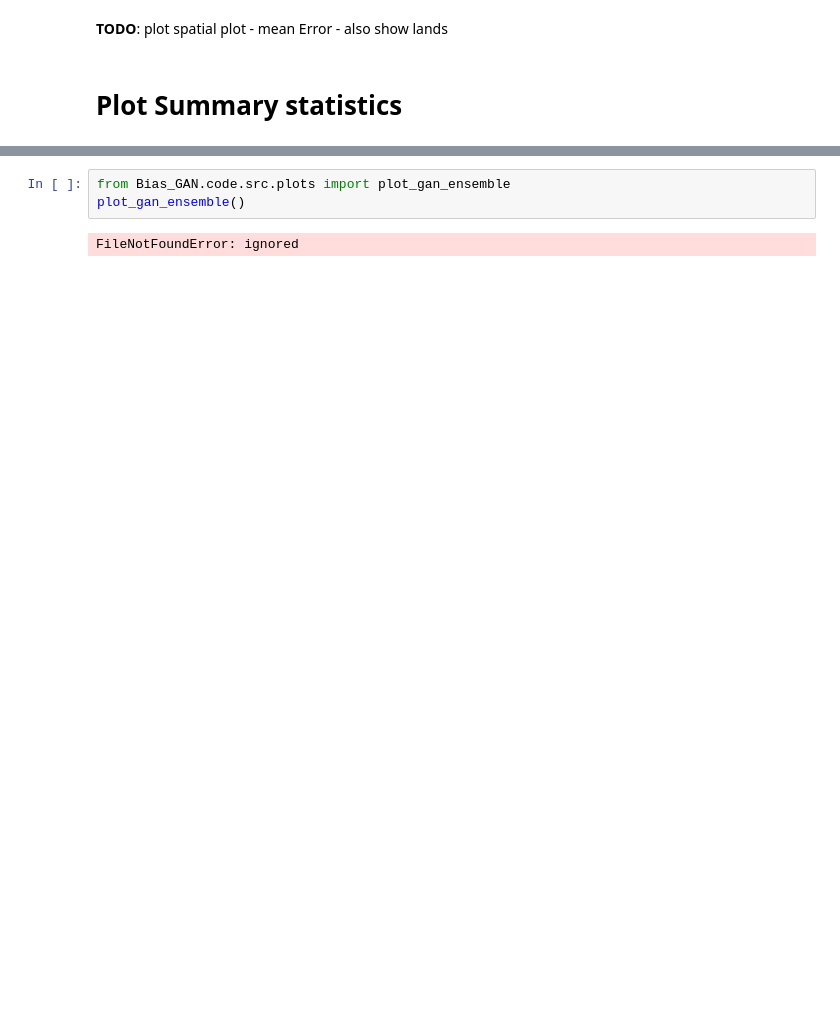
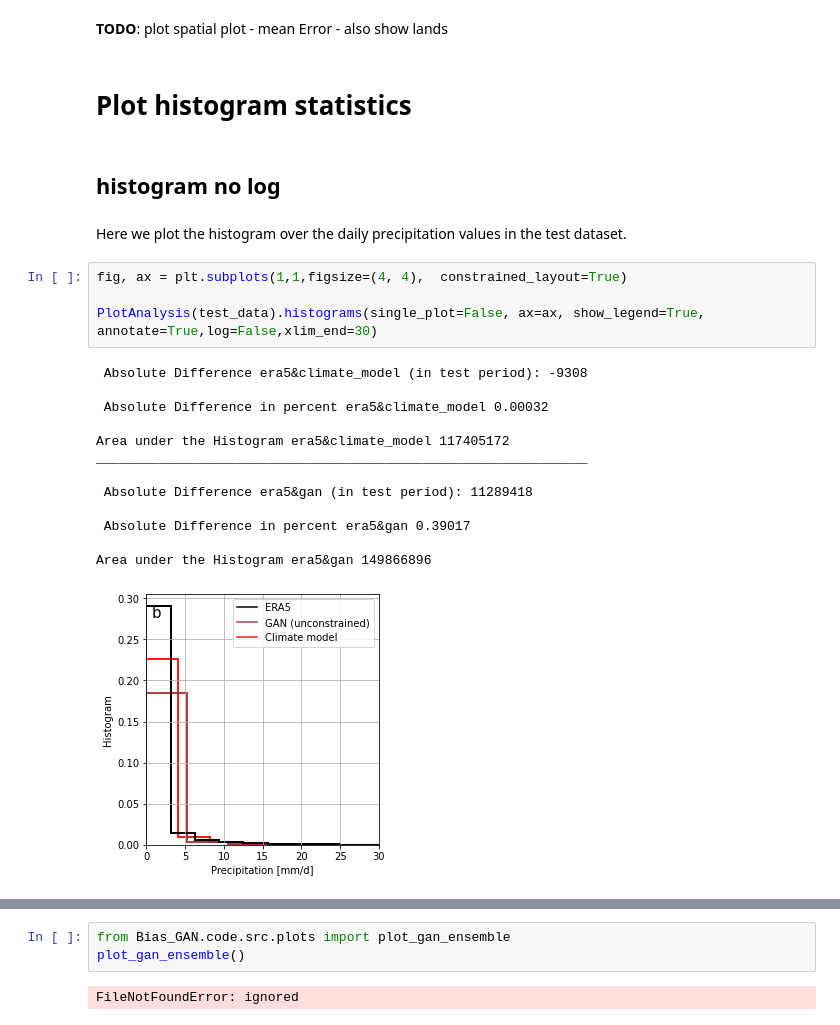
Before and after one commit to aim56009/Bias_GAN, a Jupyter notebook: code/run_notebook.ipynb, the cells around one changed output, grey strips where cells are left out. Cells and saved outputs as stored; diff of their text form; blank space fills up the shorter version.

```diff
--- a/code/run_notebook.ipynb
+++ b/code/run_notebook.ipynb
@@ -937,4 +1157,26 @@ PlotAnalysis(test_data).avg_frames_abs_err(projection="cyl", scale_precip_by = 1
 # %% [markdown]
 **TODO**: plot spatial plot - mean Error - also show lands
 # %% [markdown]
-# Plot Summary statistics
+# Plot **histogram** statistics
+# %% [markdown]
+## histogram no log
+# %% [markdown]
+Here we plot the histogram over the daily precipitation values in the test dataset.
+# %%
+fig, ax = plt.subplots(1,1,figsize=(4, 4),  constrained_layout=True)
+
+PlotAnalysis(test_data).histograms(single_plot=False, ax=ax, show_legend=True, annotate=True,log=False,xlim_end=30)
+# %% [output]
+ Absolute Difference era5&climate_model (in test period): -9308
+
+ Absolute Difference in percent era5&climate_model 0.00032
+
+Area under the Histogram era5&climate_model 117405172
+_______________________________________________________________
+
+ Absolute Difference era5&gan (in test period): 11289418
+
+ Absolute Difference in percent era5&gan 0.39017
+
+Area under the Histogram era5&gan 149866896
+[figure, added]
```
Also changed, not shown: parts of 40 cells of this notebook.
